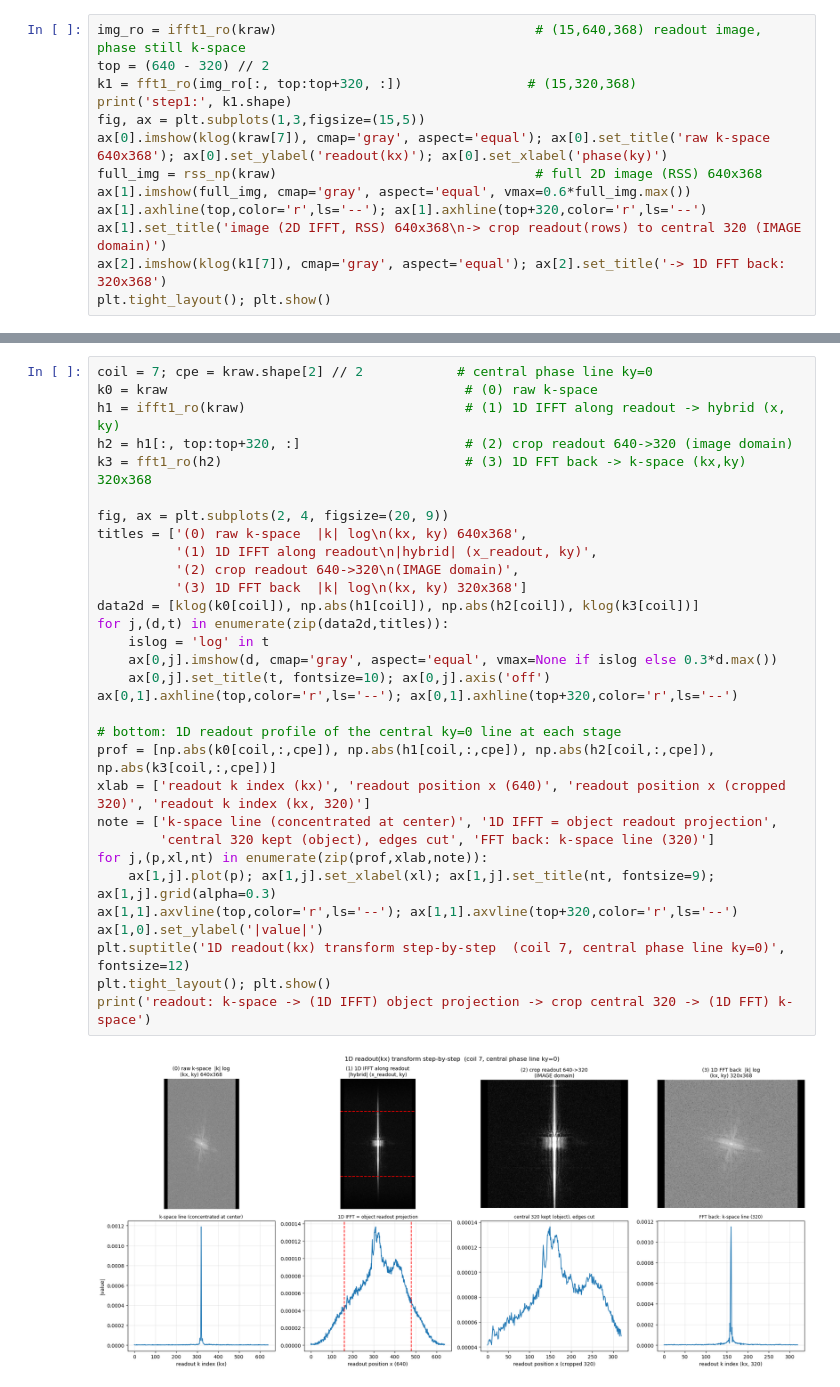
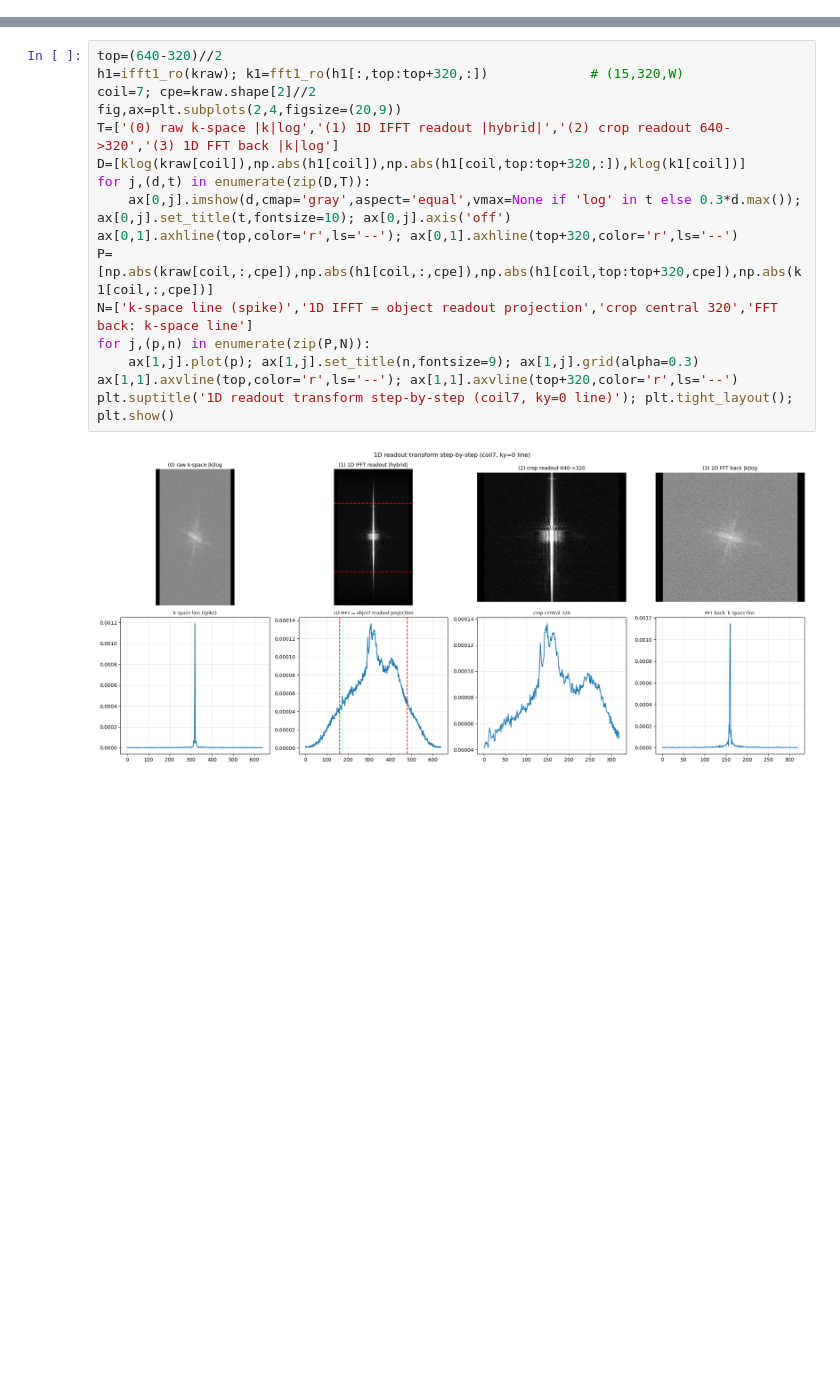
Before and after one commit to sonwonjun103/MRIreconstruction, a Jupyter notebook: preprocessing_plot.ipynb, the cells around one changed output, grey strips where cells are left out. Saved outputs shown, nothing was run; the diff lists cells and outputs as text; blank space fills up the shorter version.

```diff
--- a/preprocessing_plot.ipynb
+++ b/preprocessing_plot.ipynb
@@ -37,13 +32,0 @@ readout만 1D IFFT(영상) → 위아래 640→320 자름 → 1D FFT(다시 k-sp
-# %%
-img_ro = ifft1_ro(kraw)                                 # (15,640,368) readout image, phase still k-space
-top = (640 - 320) // 2
-k1 = fft1_ro(img_ro[:, top:top+320, :])                # (15,320,368)
-print('step1:', k1.shape)
-fig, ax = plt.subplots(1,3,figsize=(15,5))
-ax[0].imshow(klog(kraw[7]), cmap='gray', aspect='equal'); ax[0].set_title('raw k-space 640x368'); ax[0].set_ylabel('readout(kx)'); ax[0].set_xlabel('phase(ky)')
-full_img = rss_np(kraw)                                 # full 2D image (RSS) 640x368
-ax[1].imshow(full_img, cmap='gray', aspect='equal', vmax=0.6*full_img.max())
-ax[1].axhline(top,color='r',ls='--'); ax[1].axhline(top+320,color='r',ls='--')
-ax[1].set_title('image (2D IFFT, RSS) 640x368\n-> crop readout(rows) to central 320 (IMAGE domain)')
-ax[2].imshow(klog(k1[7]), cmap='gray', aspect='equal'); ax[2].set_title('-> 1D FFT back: 320x368')
-plt.tight_layout(); plt.show()
@@ -61,33 +36,18 @@ raw k-space에서 **readout(kx)축만** 1D IFFT/FFT 하면 어떻게 되는지
 # %%
-coil = 7; cpe = kraw.shape[2] // 2            # central phase line ky=0
-k0 = kraw                                      # (0) raw k-space
-h1 = ifft1_ro(kraw)                            # (1) 1D IFFT along readout -> hybrid (x, ky)
-h2 = h1[:, top:top+320, :]                     # (2) crop readout 640->320 (image domain)
-k3 = fft1_ro(h2)                               # (3) 1D FFT back -> k-space (kx,ky) 320x368
-
-fig, ax = plt.subplots(2, 4, figsize=(20, 9))
-titles = ['(0) raw k-space  |k| log\n(kx, ky) 640x368',
-          '(1) 1D IFFT along readout\n|hybrid| (x_readout, ky)',
-          '(2) crop readout 640->320\n(IMAGE domain)',
-          '(3) 1D FFT back  |k| log\n(kx, ky) 320x368']
-data2d = [klog(k0[coil]), np.abs(h1[coil]), np.abs(h2[coil]), klog(k3[coil])]
-for j,(d,t) in enumerate(zip(data2d,titles)):
-    islog = 'log' in t
-    ax[0,j].imshow(d, cmap='gray', aspect='equal', vmax=None if islog else 0.3*d.max())
-    ax[0,j].set_title(t, fontsize=10); ax[0,j].axis('off')
+top=(640-320)//2
+h1=ifft1_ro(kraw); k1=fft1_ro(h1[:,top:top+320,:])             # (15,320,W)
+coil=7; cpe=kraw.shape[2]//2
+fig,ax=plt.subplots(2,4,figsize=(20,9))
+T=['(0) raw k-space |k|log','(1) 1D IFFT readout |hybrid|','(2) crop readout 640->320','(3) 1D FFT back |k|log']
+D=[klog(kraw[coil]),np.abs(h1[coil]),np.abs(h1[coil,top:top+320,:]),klog(k1[coil])]
+for j,(d,t) in enumerate(zip(D,T)):
+    ax[0,j].imshow(d,cmap='gray',aspect='equal',vmax=None if 'log' in t else 0.3*d.max()); ax[0,j].set_title(t,fontsize=10); ax[0,j].axis('off')
 ax[0,1].axhline(top,color='r',ls='--'); ax[0,1].axhline(top+320,color='r',ls='--')
-
-# bottom: 1D readout profile of the central ky=0 line at each stage
-prof = [np.abs(k0[coil,:,cpe]), np.abs(h1[coil,:,cpe]), np.abs(h2[coil,:,cpe]), np.abs(k3[coil,:,cpe])]
-xlab = ['readout k index (kx)', 'readout position x (640)', 'readout position x (cropped 320)', 'readout k index (kx, 320)']
-note = ['k-space line (concentrated at center)', '1D IFFT = object readout projection',
-        'central 320 kept (object), edges cut', 'FFT back: k-space line (320)']
-for j,(p,xl,nt) in enumerate(zip(prof,xlab,note)):
-    ax[1,j].plot(p); ax[1,j].set_xlabel(xl); ax[1,j].set_title(nt, fontsize=9); ax[1,j].grid(alpha=0.3)
+P=[np.abs(kraw[coil,:,cpe]),np.abs(h1[coil,:,cpe]),np.abs(h1[coil,top:top+320,cpe]),np.abs(k1[coil,:,cpe])]
+N=['k-space line (spike)','1D IFFT = object readout projection','crop central 320','FFT back: k-space line']
+for j,(p,n) in enumerate(zip(P,N)):
+    ax[1,j].plot(p); ax[1,j].set_title(n,fontsize=9); ax[1,j].grid(alpha=0.3)
 ax[1,1].axvline(top,color='r',ls='--'); ax[1,1].axvline(top+320,color='r',ls='--')
-ax[1,0].set_ylabel('|value|')
-plt.suptitle('1D readout(kx) transform step-by-step  (coil 7, central phase line ky=0)', fontsize=12)
-plt.tight_layout(); plt.show()
-print('readout: k-space -> (1D IFFT) object projection -> crop central 320 -> (1D FFT) k-space')
+plt.suptitle('1D readout transform step-by-step (coil7, ky=0 line)'); plt.tight_layout(); plt.show()
 # %% [output]
-[figure, old version]
+[figure, new version]
```
Also changed, not shown: parts of 19 cells of this notebook, 1 other file.
